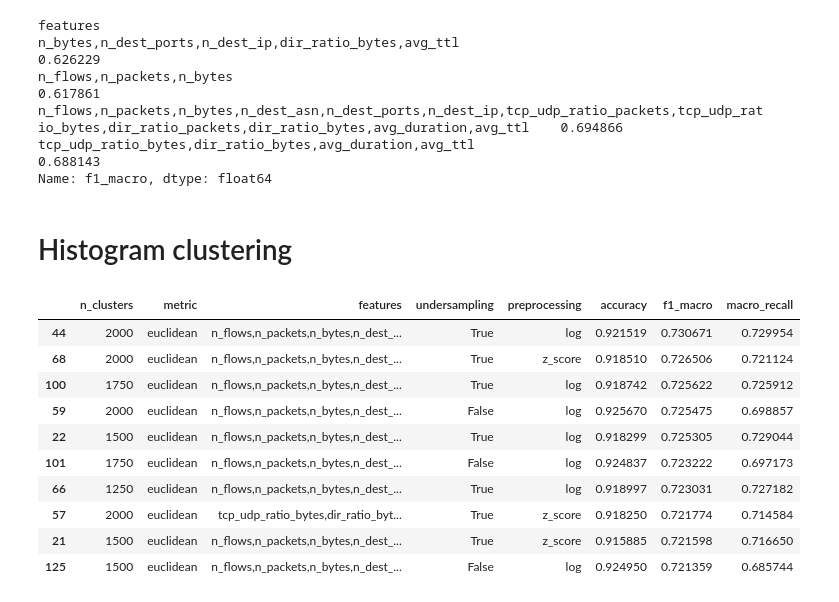
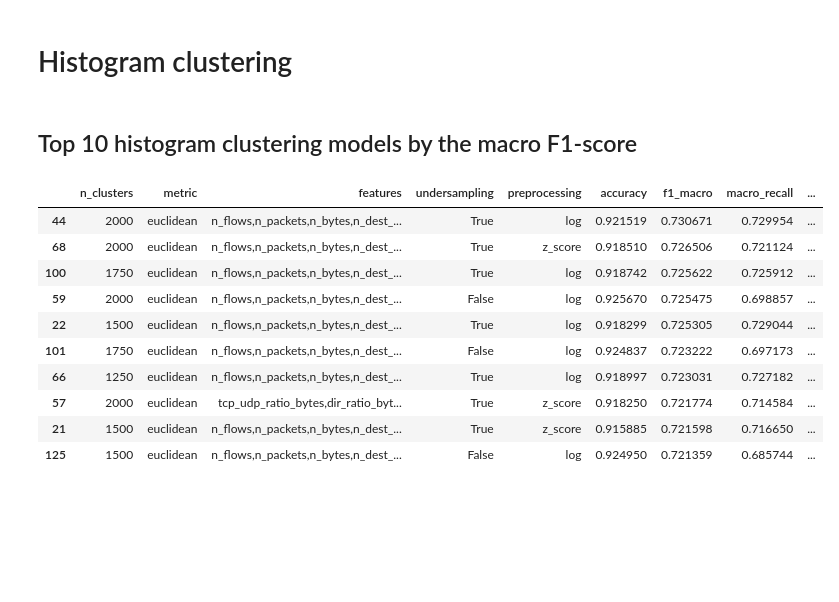
Before and after one commit to koumajos/DeviceTypeClassification, a Jupyter notebook: evaluation_notebooks/clustering_results.ipynb, the cells around one changed output. Cells and saved outputs as stored; diff of their text form; code cells hidden in the pictures; blank space fills up the shorter version.

```diff
--- a/evaluation_notebooks/clustering_results.ipynb
+++ b/evaluation_notebooks/clustering_results.ipynb
@@ -56,29 +99,22 @@ plt.show()
-# %%
-print(df_results.groupby('features')['f1_macro'].max())
-# %% [output]
-features
-n_bytes,n_dest_ports,n_dest_ip,dir_ratio_bytes,avg_ttl                                                                                                          0.626229
-n_flows,n_packets,n_bytes                                                                                                                                       0.617861
-n_flows,n_packets,n_bytes,n_dest_asn,n_dest_ports,n_dest_ip,tcp_udp_ratio_packets,tcp_udp_ratio_bytes,dir_ratio_packets,dir_ratio_bytes,avg_duration,avg_ttl    0.694866
-tcp_udp_ratio_bytes,dir_ratio_bytes,avg_duration,avg_ttl                                                                                                        0.688143
-Name: f1_macro, dtype: float64
 # %% [markdown]
 # Histogram clustering
 # %%
 df_results = pd.read_csv("histogram_clustering_results.csv")
-df_sorted = df_results.sort_values(by='f1_macro',ascending = False)
-df_results = df_sorted[df_sorted['f1_macro'] > 0]
+df_results['selected_features_mapped'] = df_results['features'].map(selected_features_mapping)
+# %% [markdown]
+## Top 10 histogram clustering models by the macro F1-score
 # %%
-df_results.head(10)
+df_sorted = df_results.sort_values(by='f1_macro',ascending = False)
+df_sorted.head(10)
 # %% [output]
-|  | n_clusters | metric | features | undersampling | preprocessing | accuracy | f1_macro | macro_recall |
-| 44 | 2000 | euclidean | n_flows,n_packets,n_bytes,n_dest_... | True | log | 0.921519 | 0.730671 | 0.729954 |
-| 68 | 2000 | euclidean | n_flows,n_packets,n_bytes,n_dest_... | True | z_score | 0.918510 | 0.726506 | 0.721124 |
-| 100 | 1750 | euclidean | n_flows,n_packets,n_bytes,n_dest_... | True | log | 0.918742 | 0.725622 | 0.725912 |
-| 59 | 2000 | euclidean | n_flows,n_packets,n_bytes,n_dest_... | False | log | 0.925670 | 0.725475 | 0.698857 |
-| 22 | 1500 | euclidean | n_flows,n_packets,n_bytes,n_dest_... | True | log | 0.918299 | 0.725305 | 0.729044 |
-| 101 | 1750 | euclidean | n_flows,n_packets,n_bytes,n_dest_... | False | log | 0.924837 | 0.723222 | 0.697173 |
-| 66 | 1250 | euclidean | n_flows,n_packets,n_bytes,n_dest_... | True | log | 0.918997 | 0.723031 | 0.727182 |
-| 57 | 2000 | euclidean | tcp_udp_ratio_bytes,dir_ratio_byt... | True | z_score | 0.918250 | 0.721774 | 0.714584 |
-| 21 | 1500 | euclidean | n_flows,n_packets,n_bytes,n_dest_... | True | z_score | 0.915885 | 0.721598 | 0.716650 |
-| 125 | 1500 | euclidean | n_flows,n_packets,n_bytes,n_dest_... | False | log | 0.924950 | 0.721359 | 0.685744 |
+|  | n_clusters | metric | features | undersampling | preprocessing | accuracy | f1_macro | macro_recall | ... |
+| 44 | 2000 | euclidean | n_flows,n_packets,n_bytes,n_dest_... | True | log | 0.921519 | 0.730671 | 0.729954 | ... |
+| 68 | 2000 | euclidean | n_flows,n_packets,n_bytes,n_dest_... | True | z_score | 0.918510 | 0.726506 | 0.721124 | ... |
+| 100 | 1750 | euclidean | n_flows,n_packets,n_bytes,n_dest_... | True | log | 0.918742 | 0.725622 | 0.725912 | ... |
+| 59 | 2000 | euclidean | n_flows,n_packets,n_bytes,n_dest_... | False | log | 0.925670 | 0.725475 | 0.698857 | ... |
+| 22 | 1500 | euclidean | n_flows,n_packets,n_bytes,n_dest_... | True | log | 0.918299 | 0.725305 | 0.729044 | ... |
+| 101 | 1750 | euclidean | n_flows,n_packets,n_bytes,n_dest_... | False | log | 0.924837 | 0.723222 | 0.697173 | ... |
+| 66 | 1250 | euclidean | n_flows,n_packets,n_bytes,n_dest_... | True | log | 0.918997 | 0.723031 | 0.727182 | ... |
+| 57 | 2000 | euclidean | tcp_udp_ratio_bytes,dir_ratio_byt... | True | z_score | 0.918250 | 0.721774 | 0.714584 | ... |
+| 21 | 1500 | euclidean | n_flows,n_packets,n_bytes,n_dest_... | True | z_score | 0.915885 | 0.721598 | 0.716650 | ... |
+| 125 | 1500 | euclidean | n_flows,n_packets,n_bytes,n_dest_... | False | log | 0.924950 | 0.721359 | 0.685744 | ... |
```
Also changed, not shown: parts of 15 cells of this notebook, 5 other files.
